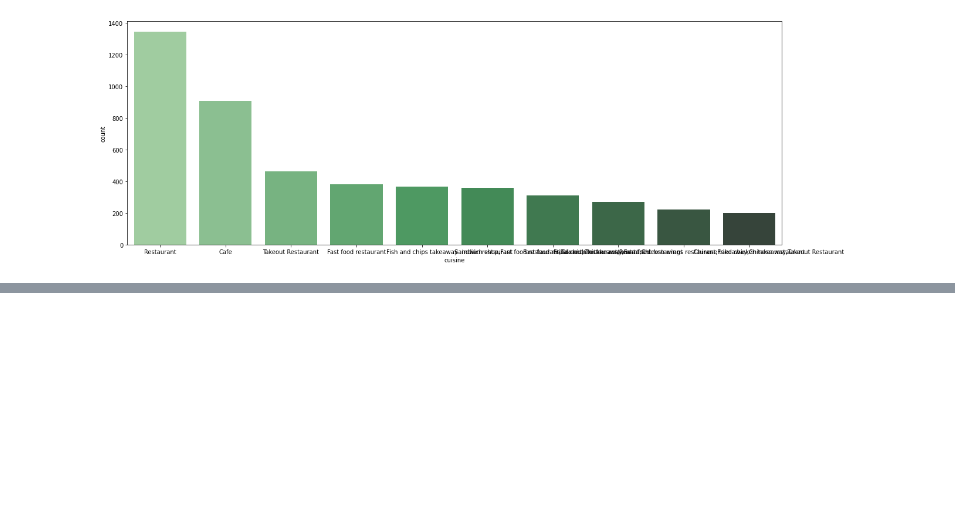
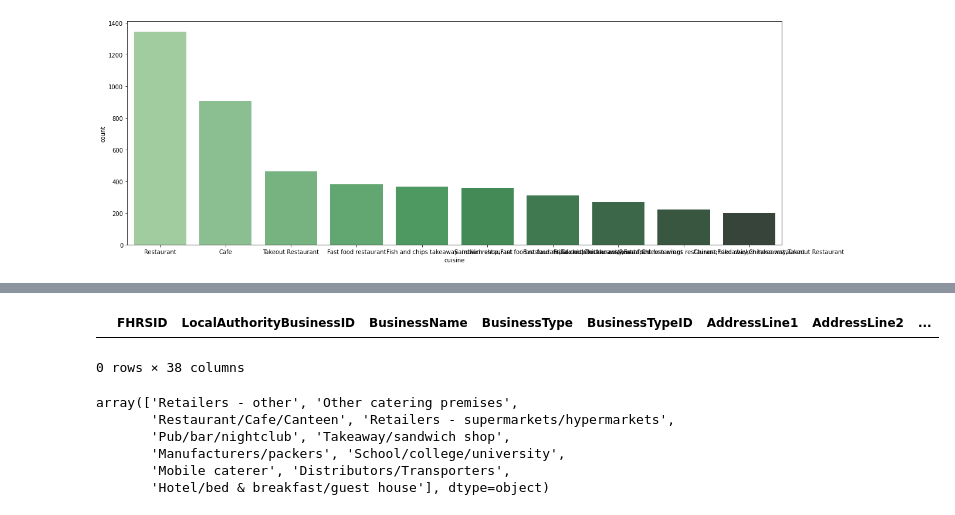
Before and after one commit to LouiseDantas/london-food-delivery, a Jupyter notebook: uber_notebook.ipynb, the cells around one changed output, grey strips where cells are left out. Drawn from its saved outputs; the diff is of its cells as text; code cells hidden in the pictures; blank space fills up the shorter version.

```diff
--- a/uber_notebook.ipynb
+++ b/uber_notebook.ipynb
@@ -426,0 +540,18 @@ fig=sns.countplot(x="cuisine", data=data, palette="Greens_d",
+# %%
+teste=df.copy()
+# %%
+teste=teste.dropna(subset=['AddressLine2'])
+# %%
+teste[teste["AddressLine2"].str.contains("138 Fulham")]
+# %% [output]
+|  | FHRSID | LocalAuthorityBusinessID | BusinessName | BusinessType | BusinessTypeID | AddressLine1 | AddressLine2 | ... |
+0 rows × 38 columns
+# %%
+leads_hot_list['BusinessType'].unique()
+# %% [output]
+array(['Retailers - other', 'Other catering premises',
+       'Restaurant/Cafe/Canteen', 'Retailers - supermarkets/hypermarkets',
+       'Pub/bar/nightclub', 'Takeaway/sandwich shop',
+       'Manufacturers/packers', 'School/college/university',
+       'Mobile caterer', 'Distributors/Transporters',
+       'Hotel/bed & breakfast/guest house'], dtype=object)
```
Also changed, not shown: parts of 15 cells of this notebook, 3 other files.
